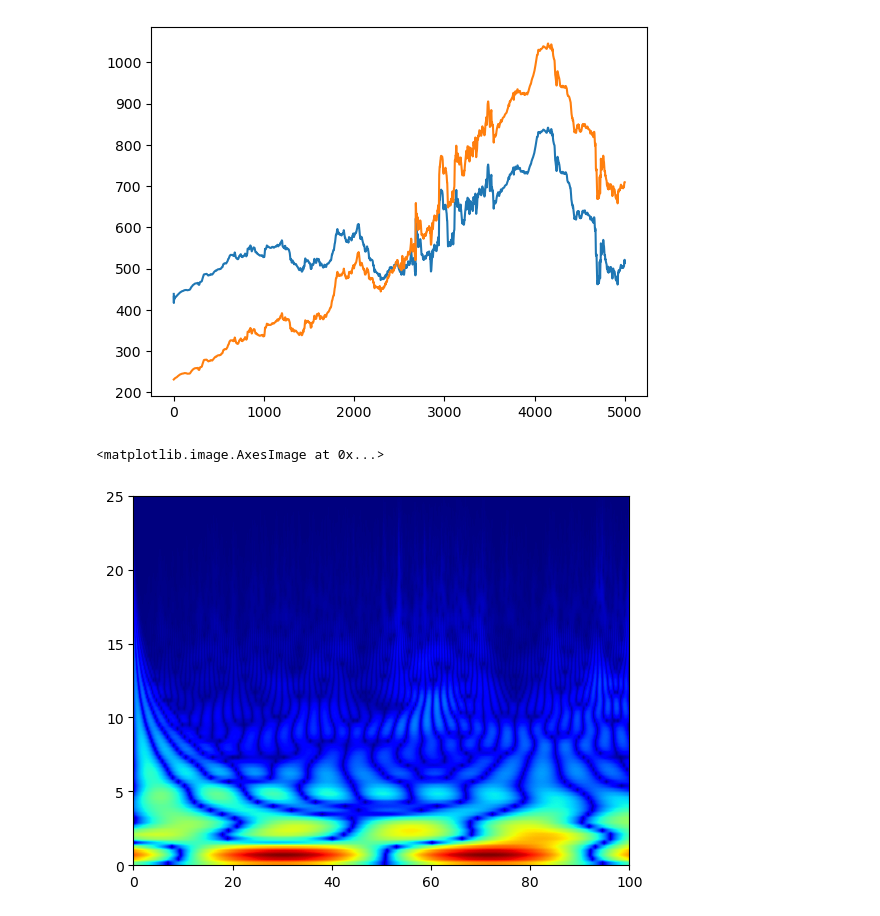
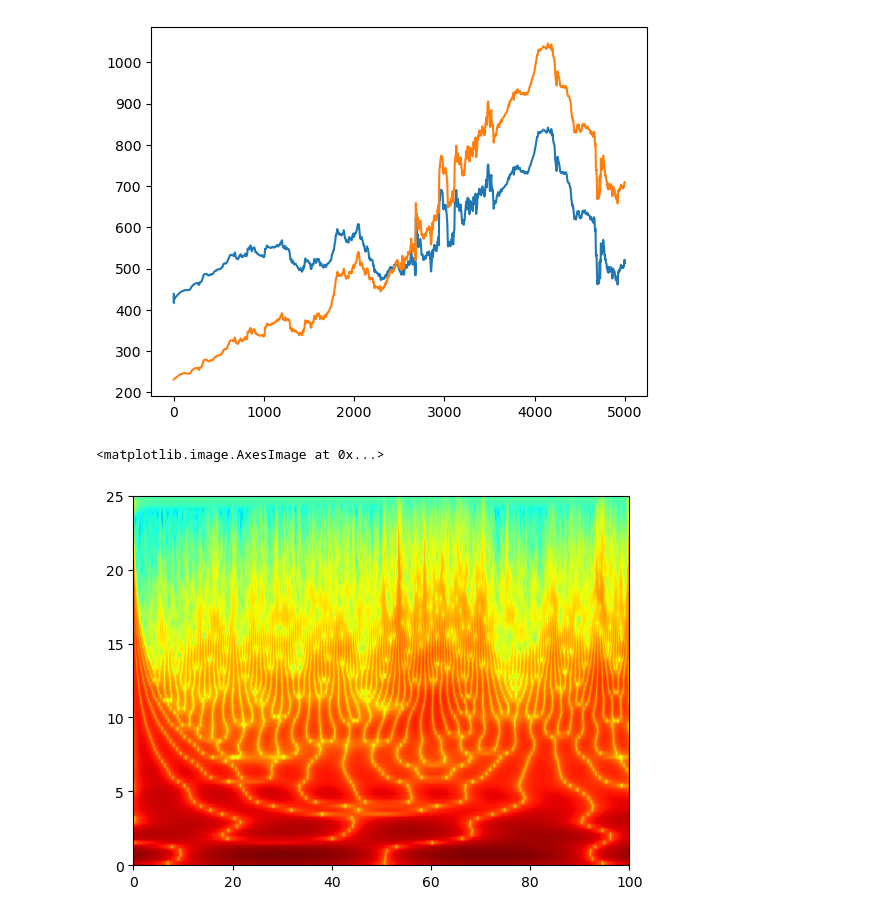
Before and after one commit to aphoffmann/wavelets, a Jupyter notebook: Swarm_test.ipynb, the cells around one changed output. Drawn from its saved outputs; the diff is of its cells as text; code cells hidden in the pictures.

```diff
--- a/Swarm_test.ipynb
+++ b/Swarm_test.ipynb
@@ -18,30 +18,20 @@ data =swarm[0]
 sample_rate = 50.0          # 50 Hz sampling rate
 num_samples = 5000          # 5000 samples
 t = np.arange(num_samples) / sample_rate
-#data = np.sin(2 * np.pi * 5 * t)  # A 5 Hz sine wave
-
-# Define transform parameters
-M = 128
-M_C = 1
-b = 2
-q = 1# b*M_C
-xi1 = sample_rate * q / (2 * M)
-d = 1.0
-kernel_size = 512
+data += 10*np.sin(2 * np.pi * 5 * t)  # A 5 Hz sine wave
 
 # Initialize the GridWaveletTransform
 transform = GridWaveletTransform(
+    data=data,
     fs = sample_rate,
-    M=M,
-    M_C=M_C,
-    d=1,
+    pad_method='symmetric',
 )
 
 # Perform forward wavelet transform
-coefficients, meta = transform.transform(data)
+coefficients = transform.forward()
 
 # Perform inverse wavelet transform (reconstruction)
-reconstructed = transform.inverse(coefficients, meta)
+reconstructed = transform.inverse(coefficients)
 
 # Calculate and print reconstruction error
 reconstruction_error = np.linalg.norm(reconstructed - data)
@@ -52,8 +42,8 @@ print(f"Reconstruction error: {reconstruction_error}")
 
 # Optional: Plot scalogram
 #transform.plot_scalogram(coefficients)
-plt.plot(reconstructed/np.max(reconstructed))
-plt.plot(data/np.max(data))
+plt.plot(reconstructed)
+plt.plot(data)
 
 # Optional: Compute frame bounds
 #A, B = transform.compute_frame_bounds()
@@ -84,7 +86,7 @@ print("Reconstruction error:", np.sqrt(np.mean(data[100:-100] - amb_mf[100:-100]
 Reconstruction error: 3.6036175722099264
 [figure]
 # %%
-plt.imshow(np.abs(wn1)**.5, aspect='auto', extent=[0, duration, 0, 1/(2*T)], cmap='jet')
+plt.imshow(np.log(np.abs(wn1)+1e-6), aspect='auto', extent=[0, duration, 0, 1/(2*T)], cmap='jet')
 # %% [output]
 <matplotlib.image.AxesImage at 0x...>
-[figure, old version]
+[figure, new version]
```
Also changed, not shown: parts of 4 cells of this notebook, 3 other files.
